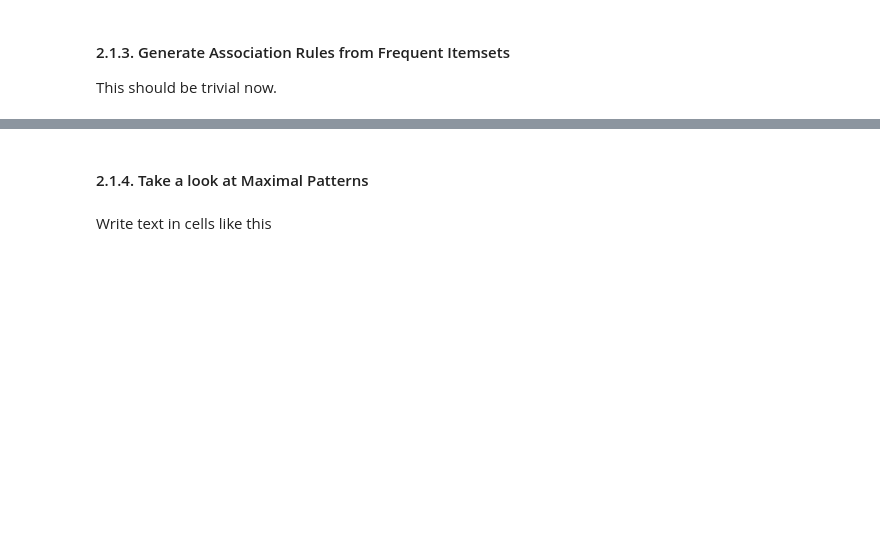
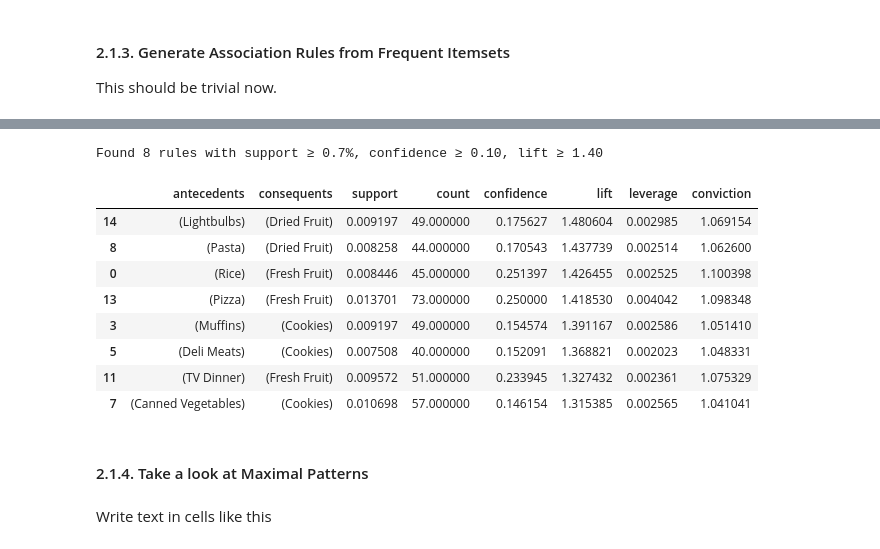
Before and after one commit to ijustsnapped/DataMine_PI, a Jupyter notebook: PD_202425_Project1/PD_202425_Project.ipynb, the cells around one changed output, grey strips where cells are left out. Saved outputs shown, nothing was run; the diff lists cells and outputs as text; code cells hidden in the pictures; blank space fills up the shorter version.

Commit message:
not sure metrics to use for capping, seem off

```diff
--- a/PD_202425_Project1/PD_202425_Project.ipynb
+++ b/PD_202425_Project1/PD_202425_Project.ipynb
@@ -2402,28 +2550,56 @@ This should be trivial now.
 # %%
-# frequent itemsets
-min_sup   = 0.001
-freq_items = fpgrowth(binary_gourmet, min_support=min_sup, use_colnames=True)
+from mlxtend.frequent_patterns import fpgrowth, association_rules
 
-# all rules at confidence ≥ 0.30
-min_conf  = 0.150
-rules     = association_rules(freq_items, metric="lift", min_threshold=min_lift)
+# parameters
+min_sup   = 0.007    # 0.7%
+min_conf  = 0.10     # 10%
+min_lift  = 1.40
 
-# Filter for lift ≥ 1.20
-min_lift  = 1.30
-strong_rules = rules[rules['confidence'] >= min_conf].copy()
+# 1️⃣ Frequent itemsets at 0.7% support
+freq_items = fpgrowth(
+    binary_gourmet,
+    min_support=min_sup,
+    use_colnames=True
+)
 
-# absolute counts
-strong_rules['count'] = strong_rules['support'] * binary_gourmet.shape[0]
+# 2️⃣ Generate all rules with confidence ≥ 10%
+rules = association_rules(
+    freq_items,
+    metric="confidence",
+    min_threshold=min_conf
+)
 
+# 3️⃣ Keep only those with lift ≥ 1.40
+strong_rules = rules[rules['lift'] >= min_lift].copy()
+
+# 4️⃣ Add absolute counts
+strong_rules['count'] = (strong_rules['support'] * binary_gourmet.shape[0]).astype(int)
+
+# 5️⃣ Sort & display
 strong_rules = strong_rules.sort_values(['lift','confidence'], ascending=False)
-print(f"Found {len(strong_rules)} rules with support ≥ {min_sup*100:.1f}%, "
-      f"confidence ≥ {min_conf:.2f}, lift ≥ {min_lift:.2f}\n")
+
+print(
+    f"Found {len(strong_rules)} rules with support ≥ {min_sup*100:.1f}%, "
+    f"confidence ≥ {min_conf:.2f}, lift ≥ {min_lift:.2f}\n"
+)
+
 strong_rules[[
-    'antecedents','consequents',
-    'support','count',
-    'confidence','lift',
-    'leverage','conviction'
+    'antecedents', 'consequents',
+    'support', 'count',
+    'confidence', 'lift',
+    'leverage', 'conviction'
 ]].head(20)
+# %% [output]
+Found 8 rules with support ≥ 0.7%, confidence ≥ 0.10, lift ≥ 1.40
+|  | antecedents | consequents | support | count | confidence | lift | leverage | conviction |
+| 14 | (Lightbulbs) | (Dried Fruit) | 0.009197 | 49.000000 | 0.175627 | 1.480604 | 0.002985 | 1.069154 |
+| 8 | (Pasta) | (Dried Fruit) | 0.008258 | 44.000000 | 0.170543 | 1.437739 | 0.002514 | 1.062600 |
+| 0 | (Rice) | (Fresh Fruit) | 0.008446 | 45.000000 | 0.251397 | 1.426455 | 0.002525 | 1.100398 |
+| 13 | (Pizza) | (Fresh Fruit) | 0.013701 | 73.000000 | 0.250000 | 1.418530 | 0.004042 | 1.098348 |
+| 3 | (Muffins) | (Cookies) | 0.009197 | 49.000000 | 0.154574 | 1.391167 | 0.002586 | 1.051410 |
+| 5 | (Deli Meats) | (Cookies) | 0.007508 | 40.000000 | 0.152091 | 1.368821 | 0.002023 | 1.048331 |
+| 11 | (TV Dinner) | (Fresh Fruit) | 0.009572 | 51.000000 | 0.233945 | 1.327432 | 0.002361 | 1.075329 |
+| 7 | (Canned Vegetables) | (Cookies) | 0.010698 | 57.000000 | 0.146154 | 1.315385 | 0.002565 | 1.041041 |
 # %% [markdown]
 #### 2.1.4.  Take a look at Maximal Patterns
 # %%
```
Also changed, not shown: parts of 6 cells of this notebook.
